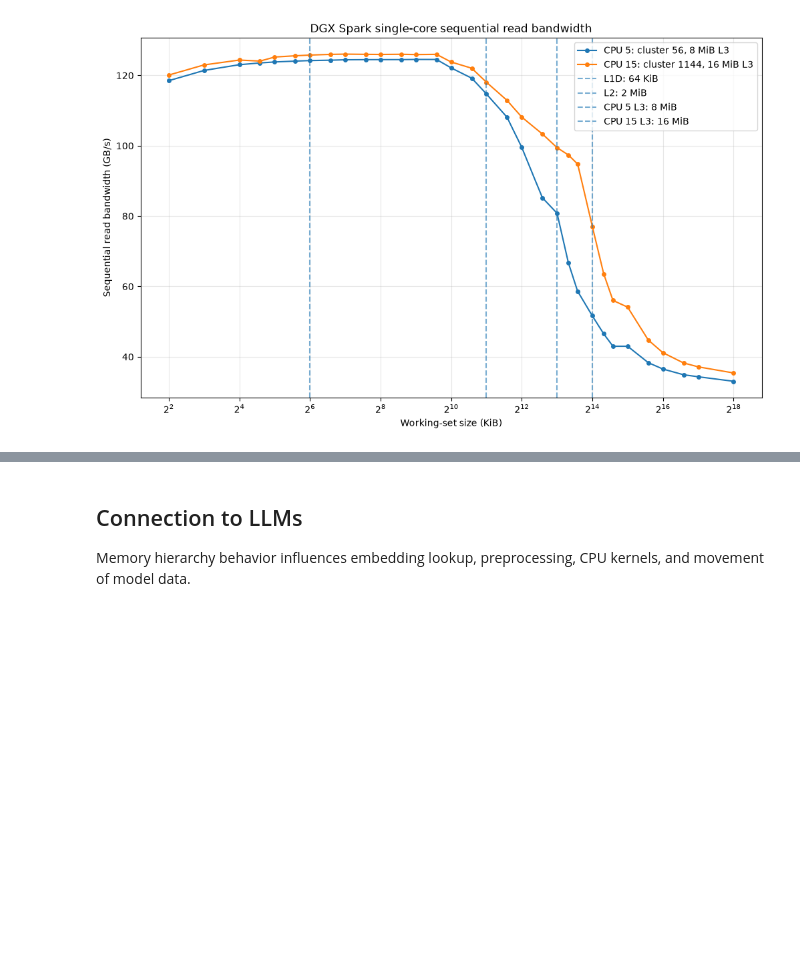
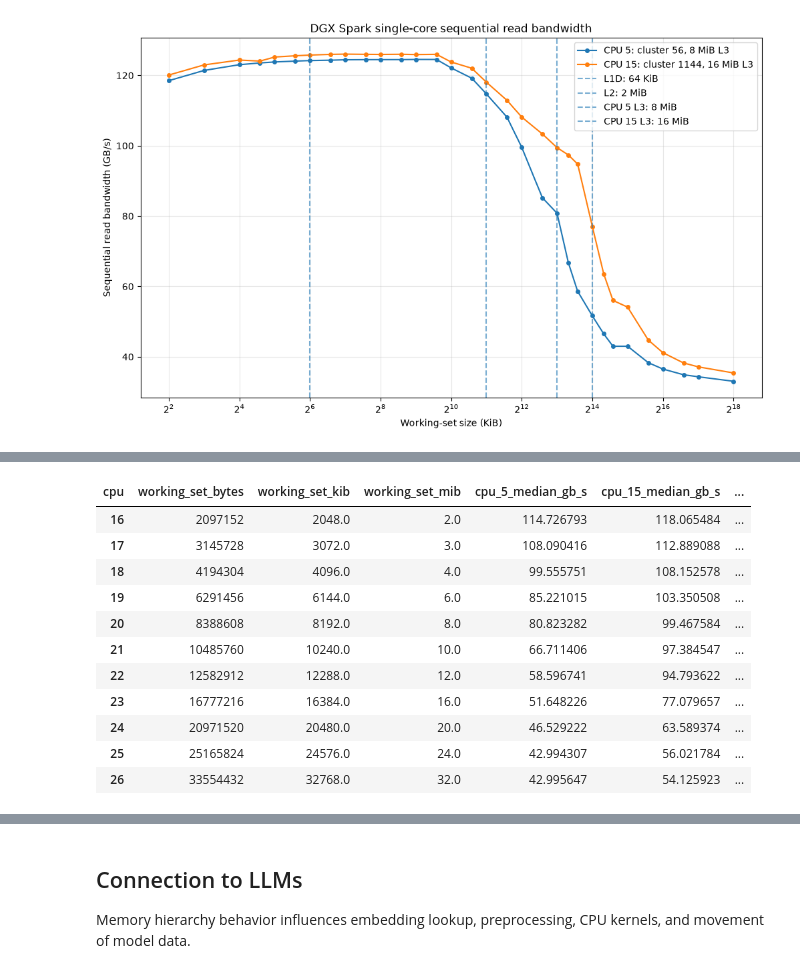
Before and after one commit to coert/dgx-spark-lab, a Jupyter notebook: experiments/00-foundations/02-memory-hierarchy.ipynb, the cells around one changed output, grey strips where cells are left out. Saved outputs shown, nothing was run; the diff lists cells and outputs as text; code cells hidden in the pictures; blank space fills up the shorter version.

```diff
--- a/experiments/00-foundations/02-memory-hierarchy.ipynb
+++ b/experiments/00-foundations/02-memory-hierarchy.ipynb
@@ -1350,3 +1396,18 @@ plt.show()
+# %%
+bandwidth_comparison.query("2 <= working_set_mib <= 32")
+# %% [output]
+| cpu | working_set_bytes | working_set_kib | working_set_mib | cpu_5_median_gb_s | cpu_15_median_gb_s | ... |
+| 16 | 2097152 | 2048.0 | 2.0 | 114.726793 | 118.065484 | ... |
+| 17 | 3145728 | 3072.0 | 3.0 | 108.090416 | 112.889088 | ... |
+| 18 | 4194304 | 4096.0 | 4.0 | 99.555751 | 108.152578 | ... |
+| 19 | 6291456 | 6144.0 | 6.0 | 85.221015 | 103.350508 | ... |
+| 20 | 8388608 | 8192.0 | 8.0 | 80.823282 | 99.467584 | ... |
+| 21 | 10485760 | 10240.0 | 10.0 | 66.711406 | 97.384547 | ... |
+| 22 | 12582912 | 12288.0 | 12.0 | 58.596741 | 94.793622 | ... |
+| 23 | 16777216 | 16384.0 | 16.0 | 51.648226 | 77.079657 | ... |
+| 24 | 20971520 | 20480.0 | 20.0 | 46.529222 | 63.589374 | ... |
+| 25 | 25165824 | 24576.0 | 24.0 | 42.994307 | 56.021784 | ... |
+| 26 | 33554432 | 32768.0 | 32.0 | 42.995647 | 54.125923 | ... |
 # %% [markdown]
 ## Observations
 
```
Also changed, not shown: parts of 3 cells of this notebook.
